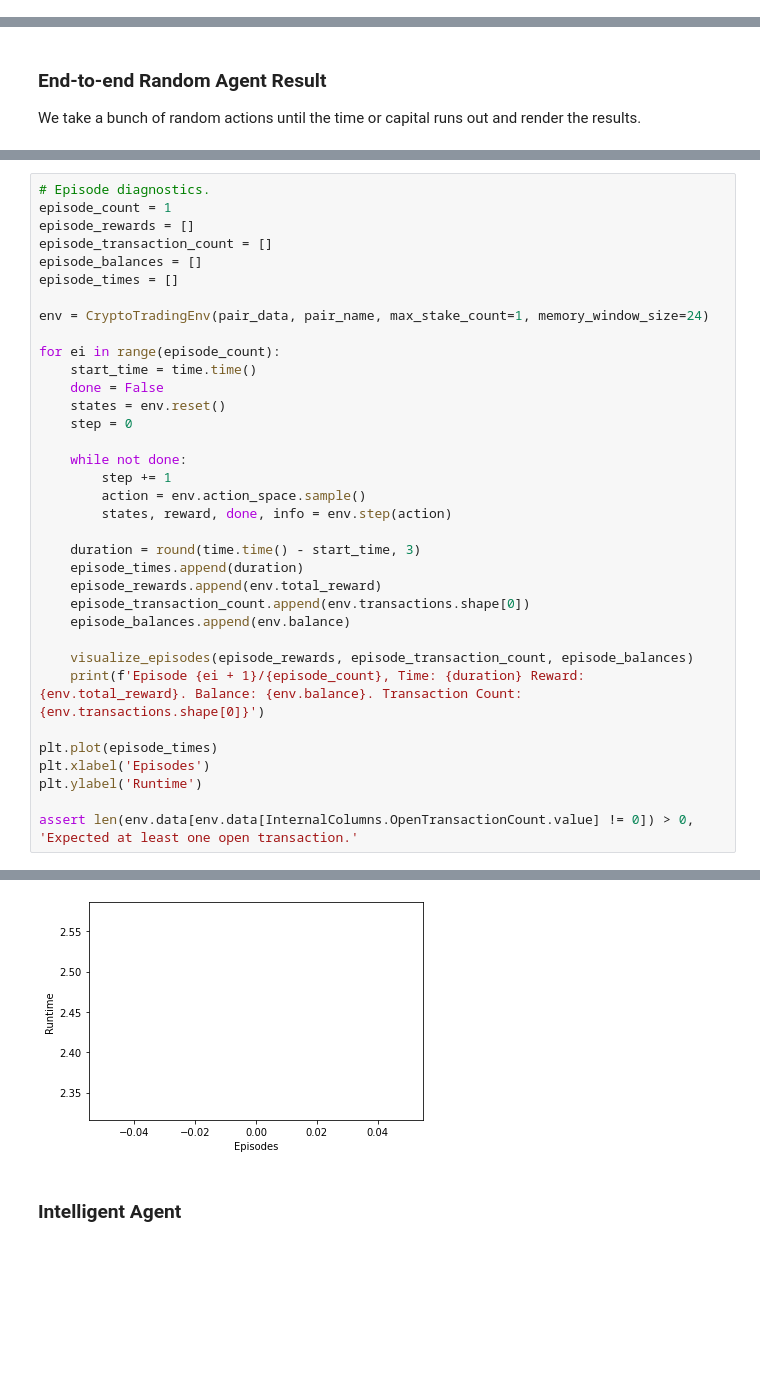
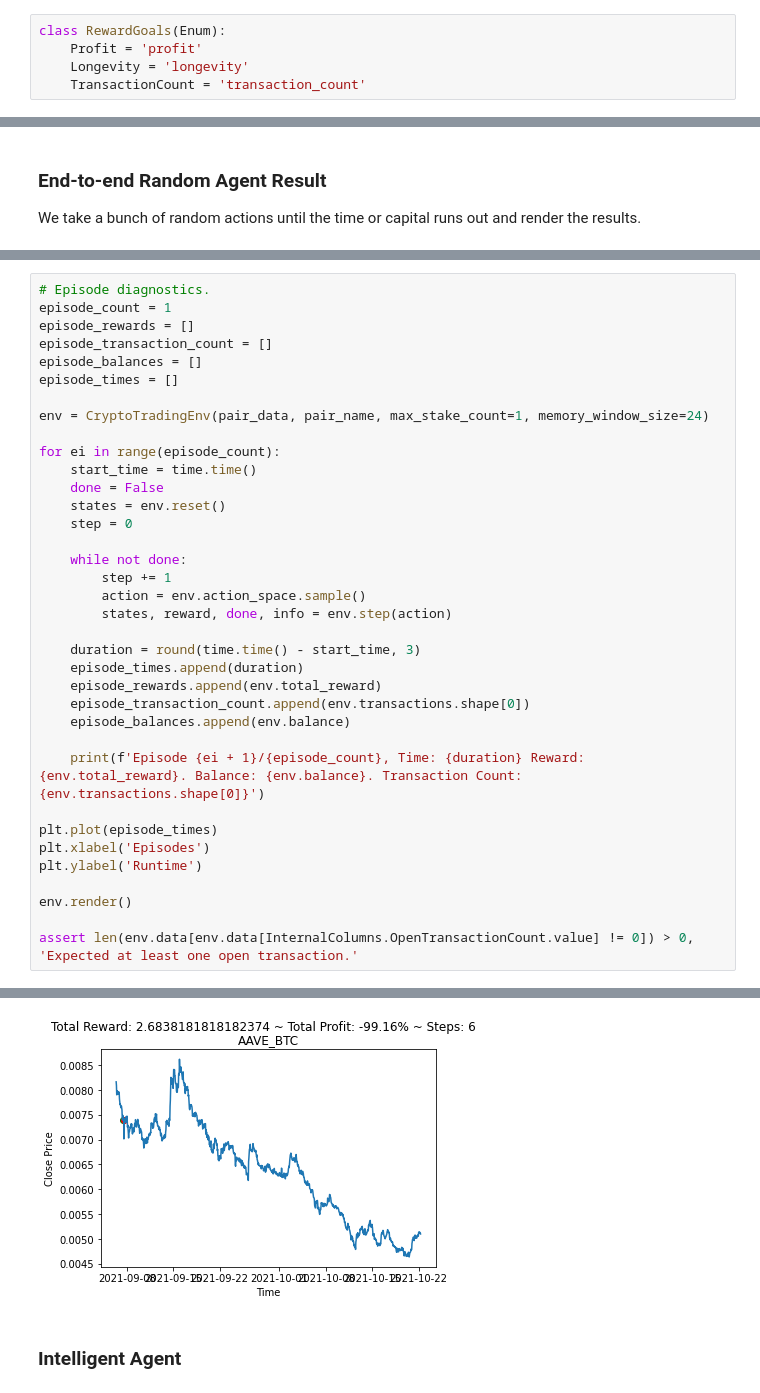
Before and after one commit to faGH/fa.intelligence.notebooks, a Jupyter notebook: labs/market_trading/crypto_trading_environment.old.ipynb, the cells around one changed output, grey strips where cells are left out. Drawn from its saved outputs; the diff is of its cells as text; blank space fills up the shorter version.

```diff
--- a/labs/market_trading/crypto_trading_environment.old.ipynb
+++ b/labs/market_trading/crypto_trading_environment.old.ipynb
@@ -99,0 +102,5 @@ class InternalColumns(Enum):
+# %%
+class RewardGoals(Enum):
+    Profit = 'profit'
+    Longevity = 'longevity'
+    TransactionCount = 'transaction_count'
@@ -402,13 +469,14 @@ for ei in range(episode_count):
     episode_transaction_count.append(env.transactions.shape[0])
     episode_balances.append(env.balance)
 
-    visualize_episodes(episode_rewards, episode_transaction_count, episode_balances)
     print(f'Episode {ei + 1}/{episode_count}, Time: {duration} Reward: {env.total_reward}. Balance: {env.balance}. Transaction Count: {env.transactions.shape[0]}')
 
 plt.plot(episode_times)
 plt.xlabel('Episodes')
 plt.ylabel('Runtime')
 
+env.render()
+
 assert len(env.data[env.data[InternalColumns.OpenTransactionCount.value] != 0]) > 0, 'Expected at least one open transaction.'
 # %% [output]
 A value is trying to be set on a copy of a slice from a DataFrame.
@@ -421,4 +490,4 @@ Episode 1/1, Time: 2.451 Reward: 0.0. Balance: 0.0. Transaction Count: 296
-[figure, old version]
+[figure, new version]
 # %% [markdown]
 ### Intelligent Agent
 # %% [markdown]
```
Also changed, not shown: parts of 9 cells of this notebook.
